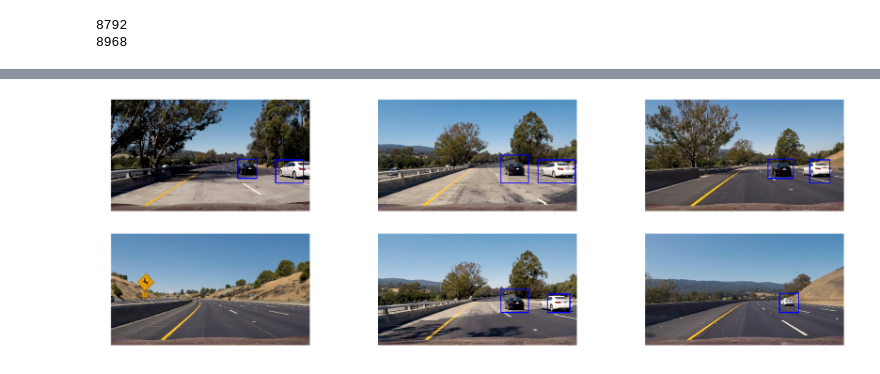
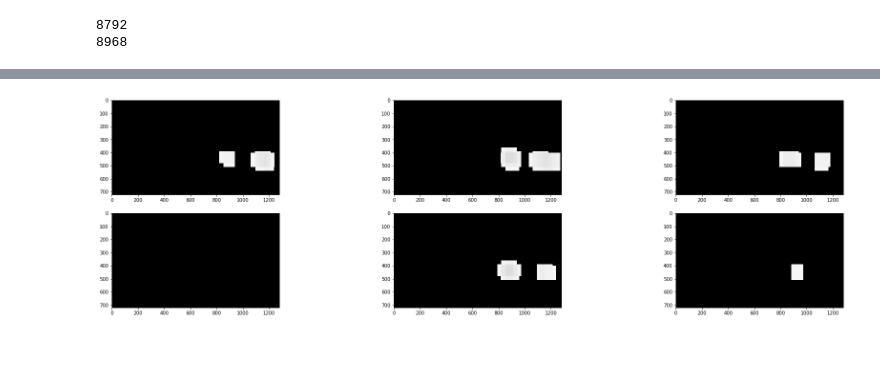
Before and after one commit to sahiljuneja/Udacity-SDCND-Term-1, a Jupyter notebook: Term-1/P5-Vehicle-Detection/Vehicle_Detection.ipynb, the cells around one changed output, grey strips where cells are left out. Cells and saved outputs as stored; diff of their text form; code cells hidden in the pictures; blank space fills up the shorter version.

```diff
--- a/Term-1/P5-Vehicle-Detection/Vehicle_Detection.ipynb
+++ b/Term-1/P5-Vehicle-Detection/Vehicle_Detection.ipynb
@@ -323,57 +340,57 @@ def draw_labeled_bboxes(img, labels):
 # %%
 ### Test Sliding Window on test images
 images = glob.glob('test_images/*.jpg')
-fig = plt.figure(figsize=(30, 10))
+fig = plt.figure(figsize=(30, 8))
+heatmap_image = np.zeros([720,1280],dtype=np.float32)
 
 for i in range(len(images)):
-
+    #global heatmap_image
     car_image = mpimg.imread(images[i])
     car_image = car_image.astype(np.float32)/255
+    #car_image = "test_images/test1.jpg"
 
-    windows1 = slide_window(car_image, x_start_stop=[int(car_image.shape[1]/2), car_image.shape[1]],
-                           y_start_stop=[int(car_image.shape[0]/2), int(car_image.shape[0]/1.6)],
-                           xy_window=(100, 100), xy_overlap=(0.75, 0.75))
+#     windows1 = slide_window(car_image, x_start_stop=[int(car_image.shape[1]/2), car_image.shape[1]],
+#                            y_start_stop=[int(car_image.shape[0]/2), int(car_image.shape[0]/1.2)],
+#                            xy_window=(32, 32), xy_overlap=(0.5, 0.5))
+
 
     windows2 = slide_window(car_image, x_start_stop=[int(car_image.shape[1]/2), car_image.shape[1]],
                            y_start_stop=[int(car_image.shape[0]/2), int(car_image.shape[0]/1.6)],
                            xy_window=(120, 120), xy_overlap=(0.75, 0.75))
 
     windows3 = slide_window(car_image, x_start_stop=[int(car_image.shape[1]/2), car_image.shape[1]],
                            y_start_stop=[int(car_image.shape[0]/1.8), int(car_image.shape[0]/1.4)],
                            xy_window=(140, 140), xy_overlap=(0.75, 0.75))
 
     windows4 = slide_window(car_image, x_start_stop=[int(car_image.shape[1]/2), car_image.shape[1]],
                            y_start_stop=[int(car_image.shape[0]/1.6), int(car_image.shape[0]/1.2)],
                            xy_window=(160, 160), xy_overlap=(0.75, 0.75))
 
 
 
-    windows = windows1 + windows2 + windows3 + windows4
+    windows = windows2 + windows3 + windows4
+    window_img_1 = draw_boxes(car_image, windows, color=(0, 0, 255), thick=6)
 
     hot_windows = search_windows(car_image, windows, svc, X_scaler, cspace=cspace,
                             spatial_size=spatial_size, hist_bins=hist_bins,
                             orient=orient, pix_per_cell=pix_per_cell,
                             cell_per_block=cell_per_block,
                             hog_channel=hog_channel)
 
-    heatmap_image = np.zeros_like(mpimg.imread(images[i]))
+    heatmap_image = np.zeros_like(car_image)
     heatmap_image = heatmap(heatmap_image, hot_windows)
+    #heatmap_image = cv2.add(heatmap_image, heatmap(heatmap_image, hot_windows))
     heatmap_image = apply_threshold(heatmap_image, 5)
 
-    labels = label(heatmap_image)
-
-    # Boundinx Box around label
-    image = draw_labeled_bboxes(mpimg.imread(images[i]), labels)
-
-    # Boundinx Boxes around searched vehicle(s)
-    window_img_2 = draw_boxes(mpimg.imread(images[i]), hot_windows, color=(0, 0, 255), thick=6)
+    window_img_2 = draw_boxes(car_image, hot_windows, color=(0, 0, 255), thick=6)
 
     fig.add_subplot(2,3,i+1)
-    plt.imshow(image)
-    plt.axis('off')
+    plt.imshow(heatmap_image)
+    #plt.imshow(window_img_2)
+#plt.imshow(heatmap_image, cmap="gray")
 plt.show()
 # %% [output]
-[figure, old version]
+[figure, new version]
 # %%
 ### Video pipeline
 def process_video(image):
```
Also changed, not shown: parts of 8 cells of this notebook, 2 other files.
